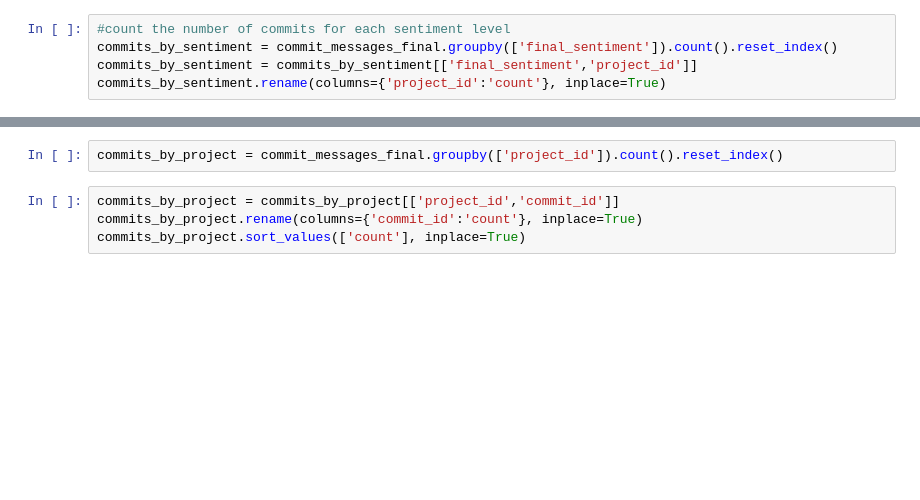
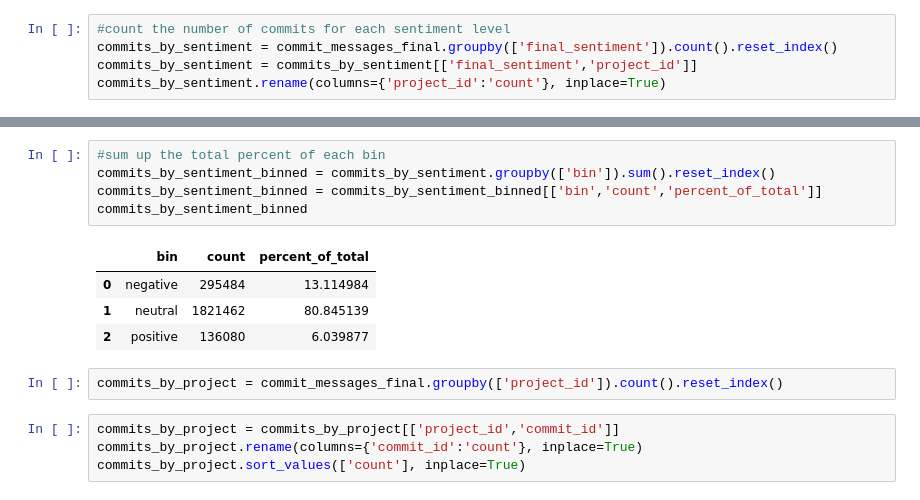
Before and after one commit to tiemonl/CSC640FinalProject, a Jupyter notebook: csc640_proj.ipynb, the cells around one changed output, grey strips where cells are left out. Saved outputs shown, nothing was run; the diff lists cells and outputs as text; blank space fills up the shorter version.

```diff
--- a/csc640_proj.ipynb
+++ b/csc640_proj.ipynb
@@ -111,3 +138,13 @@ commits_by_sentiment
+# %%
+#sum up the total percent of each bin
+commits_by_sentiment_binned = commits_by_sentiment.groupby(['bin']).sum().reset_index()
+commits_by_sentiment_binned = commits_by_sentiment_binned[['bin','count','percent_of_total']]
+commits_by_sentiment_binned
+# %% [output]
+|  | bin | count | percent_of_total |
+| 0 | negative | 295484 | 13.114984 |
+| 1 | neutral | 1821462 | 80.845139 |
+| 2 | positive | 136080 | 6.039877 |
 # %%
 commits_by_project = commit_messages_final.groupby(['project_id']).count().reset_index()
 # %%
```
Also changed, not shown: parts of 12 cells of this notebook.
